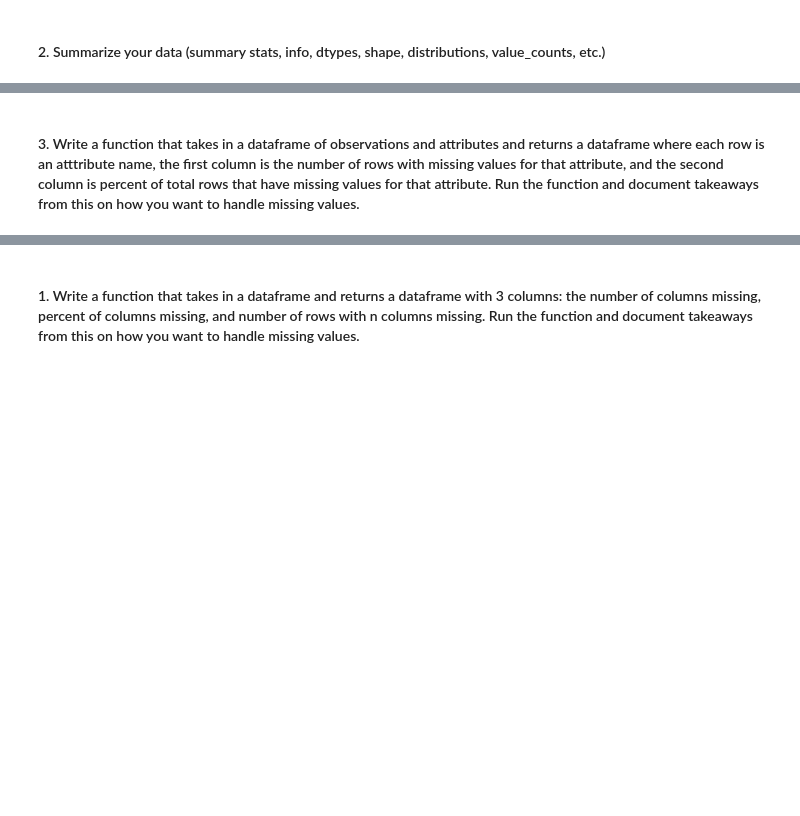
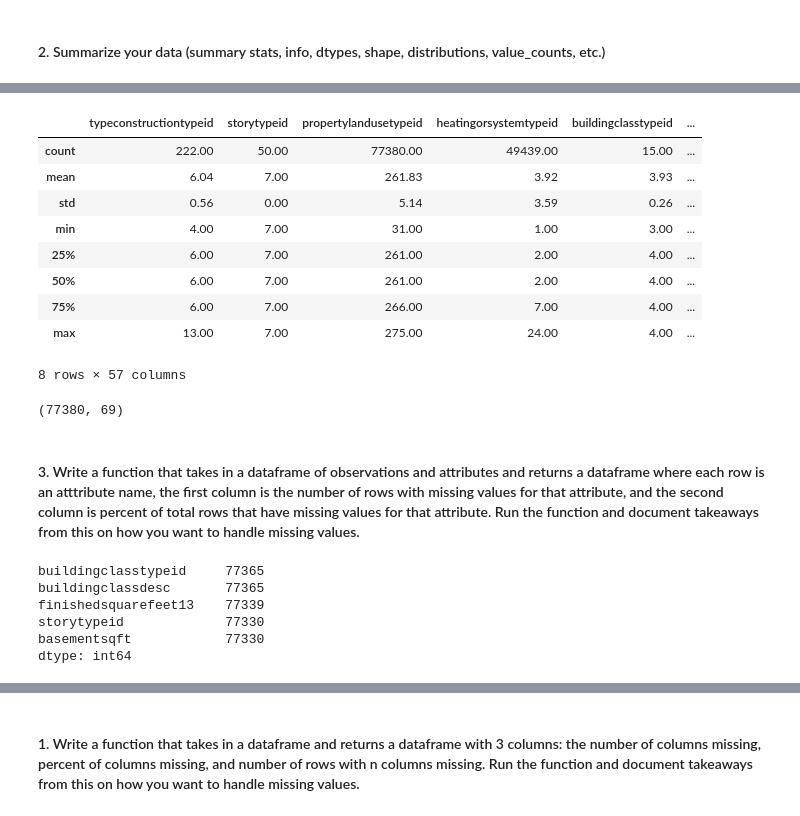
Before and after one commit to brandonjbryant/clustering-exercises, a Jupyter notebook: exercises/zillow.ipynb, the cells around one changed output, grey strips where cells are left out. Cells and saved outputs as stored; diff of their text form; code cells hidden in the pictures; blank space fills up the shorter version.

```diff
--- a/exercises/zillow.ipynb
+++ b/exercises/zillow.ipynb
@@ -1,6 +1,27 @@
+# %%
+import warnings
+warnings.filterwarnings("ignore")
+
+# Wrangling
+import pandas as pd
+import numpy as np
+from acquire import get_zillow_data
+
+# Exploring
+import scipy.stats as stats
+
+# Visualizing
+%matplotlib inline
+import matplotlib.pyplot as plt
+import seaborn as sns
+
+# default pandas decimal number display format
+pd.options.display.float_format = '{:.2f}'.format
 # %% [markdown]
 # Acquire & Summarize
 #### 1. Acquire data from mySQL using the python module to connect and query. You will want to end with a single dataframe. Make sure to include: the logerror, all fields related to the properties that are available. You will end up using all the tables in the database.
    * **Be sure to do the correct join (inner, outer, etc.). We do not want to eliminate properties purely because they may  have a null value for airconditioningtypeid.**
    * Only include properties with a transaction in 2017, and include only the last transaction for each property (so no duplicate property ID's), along with zestimate error and date of transaction.
    * Only include properties that include a latitude and longitude value.
+# %%
+zillow = get_zillow_data()
@@ -7,2 +134,5 @@
+# %%
+#Drop duplicates
+zillow = zillow.drop(columns=['parcelid2','parcelid3','id2'])
 # %% [markdown]
 #### 2. Summarize your data (summary stats, info, dtypes, shape, distributions, value_counts, etc.)
@@ -9,2 +165,30 @@
+# %%
+zillow.describe()
+# %% [output]
+|  | typeconstructiontypeid | storytypeid | propertylandusetypeid | heatingorsystemtypeid | buildingclasstypeid | ... |
+| count | 222.00 | 50.00 | 77380.00 | 49439.00 | 15.00 | ... |
+| mean | 6.04 | 7.00 | 261.83 | 3.92 | 3.93 | ... |
+| std | 0.56 | 0.00 | 5.14 | 3.59 | 0.26 | ... |
+| min | 4.00 | 7.00 | 31.00 | 1.00 | 3.00 | ... |
+| 25% | 6.00 | 7.00 | 261.00 | 2.00 | 4.00 | ... |
+| 50% | 6.00 | 7.00 | 261.00 | 2.00 | 4.00 | ... |
+| 75% | 6.00 | 7.00 | 266.00 | 7.00 | 4.00 | ... |
+| max | 13.00 | 7.00 | 275.00 | 24.00 | 4.00 | ... |
+8 rows × 57 columns
+# %%
+zillow.shape
+# %% [output]
+(77380, 69)
 # %% [markdown]
 #### 3. Write a function that takes in a dataframe of observations and attributes and returns a dataframe where each row is an atttribute name, the first column is the number of rows with missing values for that attribute, and the second column is percent of total rows that have missing values for that attribute. Run the function and document takeaways from this on how you want to handle missing values.
+# %%
+# Obtain the counts of all the nulls and sort
+nulls = zillow.isnull().sum().sort_values(ascending=False)
+nulls.head()
+# %% [output]
+buildingclasstypeid     77365
+buildingclassdesc       77365
+finishedsquarefeet13    77339
+storytypeid             77330
+basementsqft            77330
+dtype: int64
```
Also changed, not shown: parts of 35 cells of this notebook.
